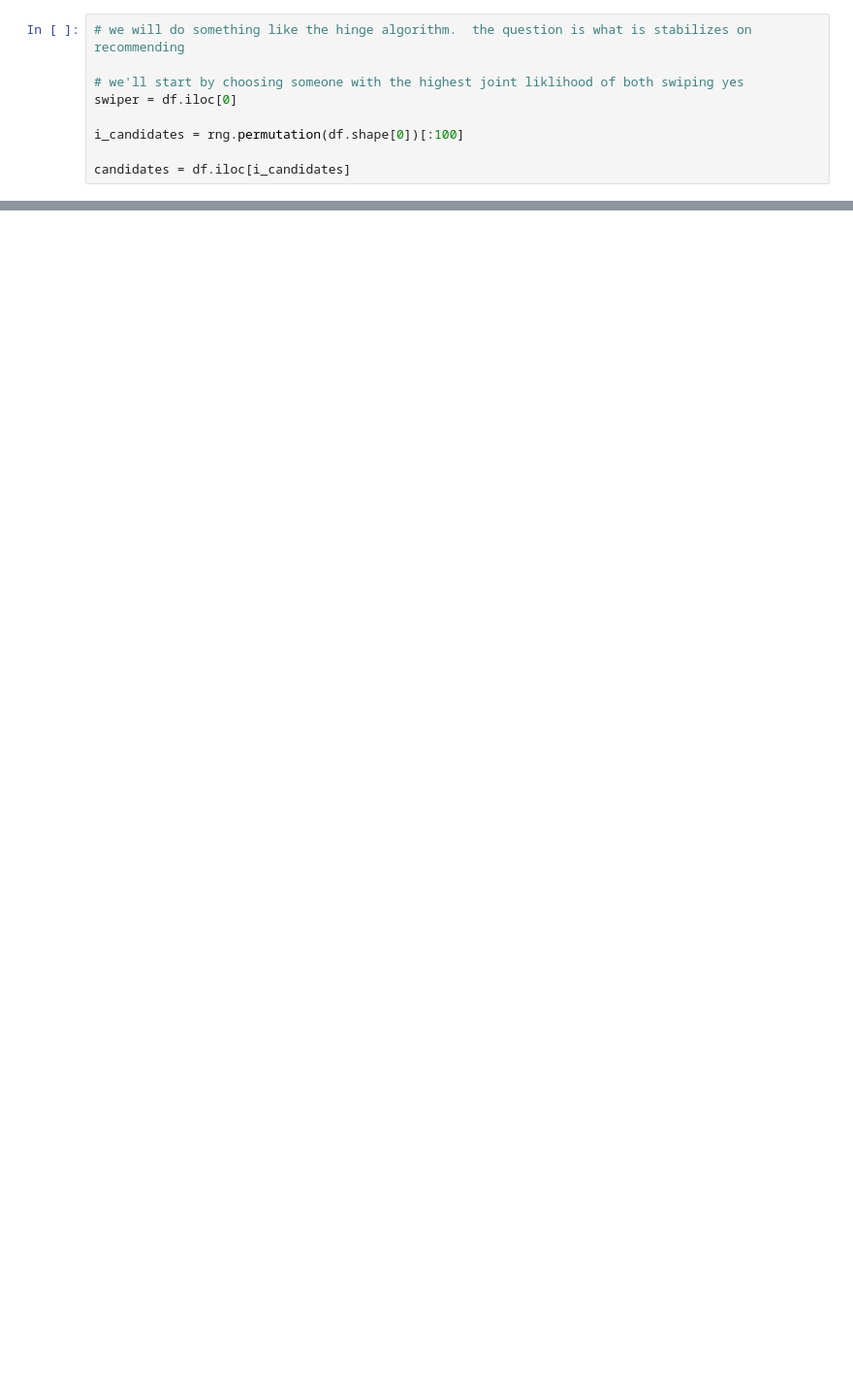
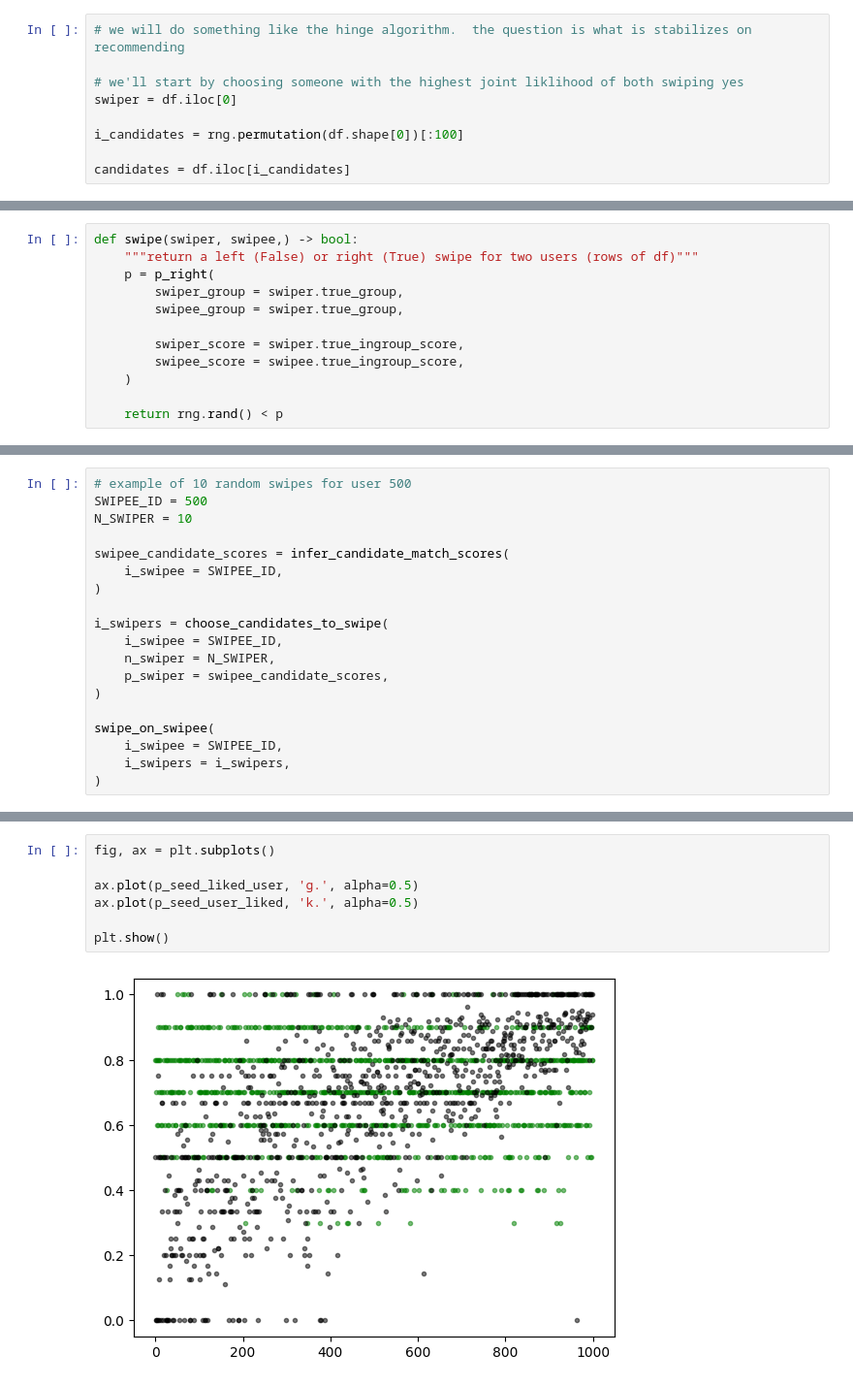
Before and after one commit to jonberliner/okcupid, a Jupyter notebook: playground.ipynb, the cells around one changed output, grey strips where cells are left out. Shown at 97% size. Drawn from its saved outputs; the diff is of its cells as text; blank space fills up the shorter version.

Commit message:
inferred scoring up and running

```diff
--- a/playground.ipynb
+++ b/playground.ipynb
@@ -282,0 +297,12 @@ this is an attempt to infer scores.  it is NOT an attempt to recreate a particul
+# %%
+def swipe(swiper, swipee,) -> bool:
+    """return a left (False) or right (True) swipe for two users (rows of df)"""
+    p = p_right(
+        swiper_group = swiper.true_group,
+        swipee_group = swiper.true_group,
+
+        swiper_score = swiper.true_ingroup_score,
+        swipee_score = swipee.true_ingroup_score,
+    )
+
+    return rng.rand() < p
@@ -282,0 +485,19 @@ this is an attempt to infer scores.  it is NOT an attempt to recreate a particul
+# %%
+# example of 10 random swipes for user 500
+SWIPEE_ID = 500
+N_SWIPER = 10
+
+swipee_candidate_scores = infer_candidate_match_scores(
+    i_swipee = SWIPEE_ID,
+)
+
+i_swipers = choose_candidates_to_swipe(
+    i_swipee = SWIPEE_ID,
+    n_swiper = N_SWIPER,
+    p_swiper = swipee_candidate_scores,
+)
+
+swipe_on_swipee(
+    i_swipee = SWIPEE_ID,
+    i_swipers = i_swipers,
+)
@@ -282,0 +587,9 @@ this is an attempt to infer scores.  it is NOT an attempt to recreate a particul
+# %%
+fig, ax = plt.subplots()
+
+ax.plot(p_seed_liked_user, 'g.', alpha=0.5)
+ax.plot(p_seed_user_liked, 'k.', alpha=0.5)
+
+plt.show()
+# %% [output]
+[figure, added]
```
Also changed, not shown: parts of 25 cells of this notebook.
